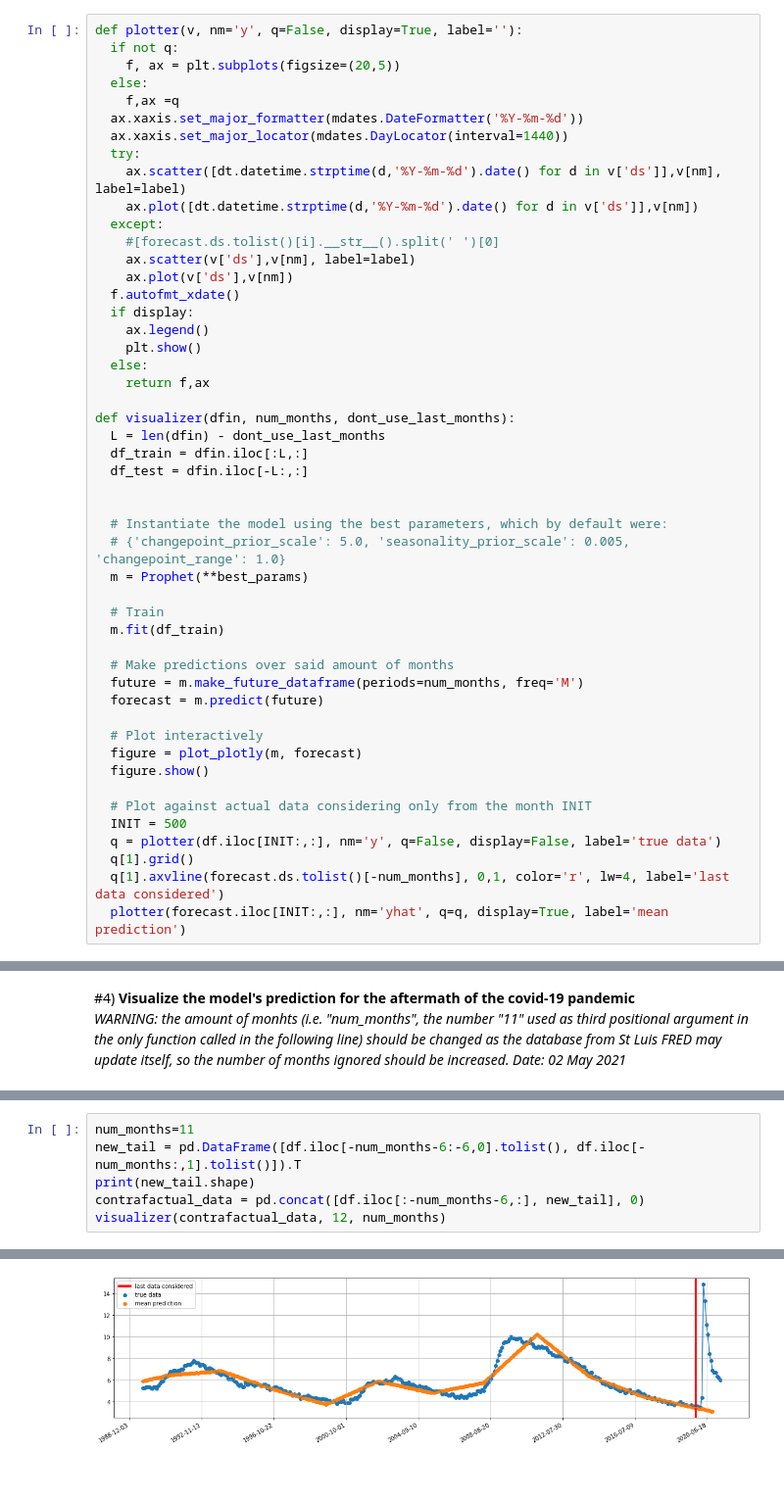
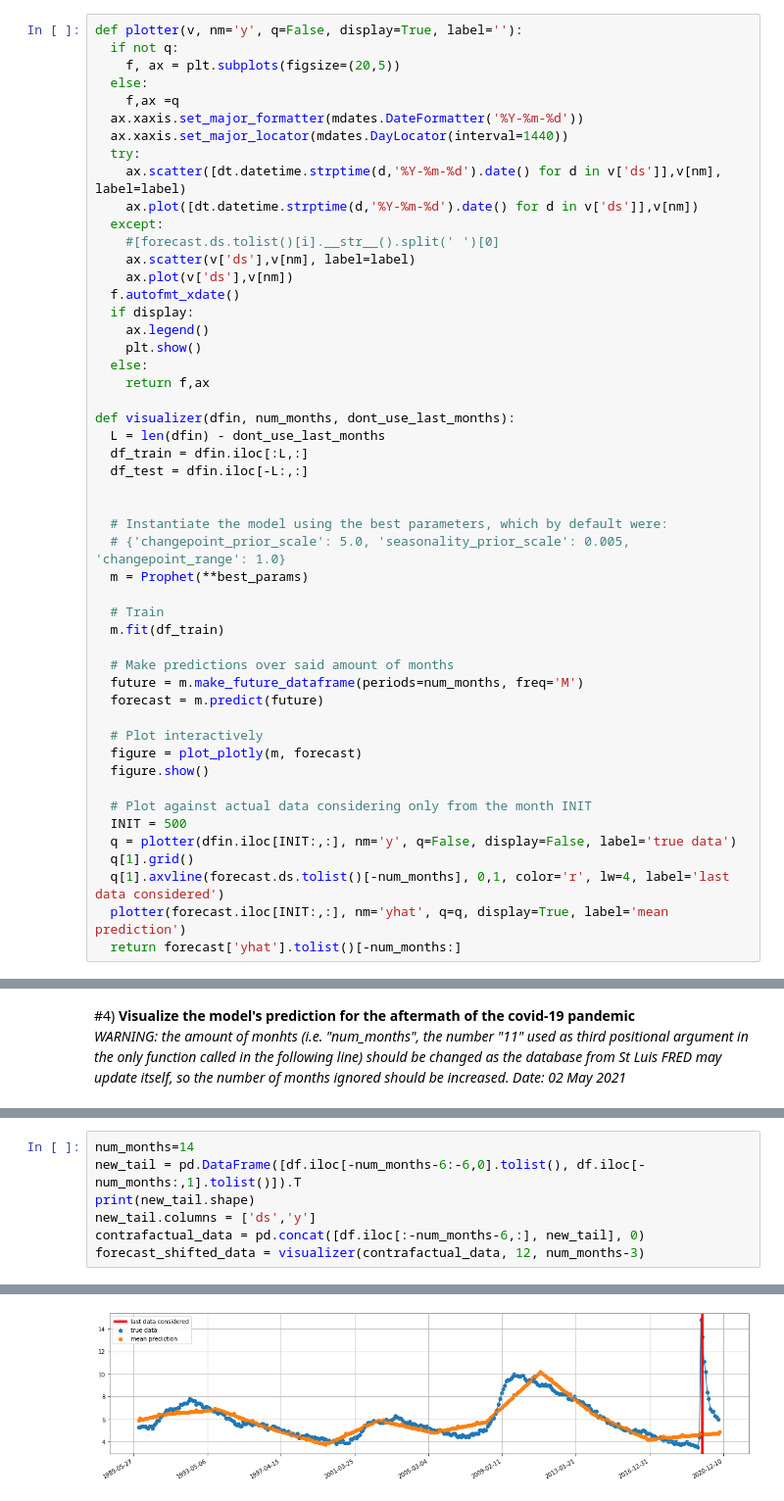
Before and after one commit to GastonMazzei/data-science-usa-unemployment, a Jupyter notebook: contrafactual-covid19-seasonal-shift/Unemployment_tratment_with_prophetAI.ipynb, the cells around one changed output, grey strips where cells are left out. Shown: that part at 98% size. Saved outputs shown, nothing was run; the diff lists cells and outputs as text; blank space fills up the shorter version.

```diff
--- a/contrafactual-covid19-seasonal-shift/Unemployment_tratment_with_prophetAI.ipynb
+++ b/contrafactual-covid19-seasonal-shift/Unemployment_tratment_with_prophetAI.ipynb
@@ -101,10 +119,11 @@ def visualizer(dfin, num_months, dont_use_last_months):
 
   # Plot against actual data considering only from the month INIT
   INIT = 500
-  q = plotter(df.iloc[INIT:,:], nm='y', q=False, display=False, label='true data')
+  q = plotter(dfin.iloc[INIT:,:], nm='y', q=False, display=False, label='true data')
   q[1].grid()
   q[1].axvline(forecast.ds.tolist()[-num_months], 0,1, color='r', lw=4, label='last data considered')
   plotter(forecast.iloc[INIT:,:], nm='yhat', q=q, display=True, label='mean prediction')
+  return forecast['yhat'].tolist()[-num_months:]
 # %% [markdown]
 #2) <b>Optimization of Hiper-parameters:</b> <br><i>looking for the set that minimizes RMSE of 1-year monthly predictions</i>
 # %%
@@ -214,10 +233,11 @@ INFO:prophet:Disabling daily seasonality. Run prophet with daily_seasonality=Tru
 <br><i>WARNING: the amount of monhts (i.e. "num_months", the number "11" used as third positional argument in the only function called in the following line) should be changed as the database from St Luis FRED may update itself, so the number of months ignored should be increased. Date: 02 May 2021</i>
 # %%
-num_months=11
+num_months=14
 new_tail = pd.DataFrame([df.iloc[-num_months-6:-6,0].tolist(), df.iloc[-num_months:,1].tolist()]).T
 print(new_tail.shape)
+new_tail.columns = ['ds','y']
 contrafactual_data = pd.concat([df.iloc[:-num_months-6,:], new_tail], 0)
-visualizer(contrafactual_data, 12, num_months)
+forecast_shifted_data = visualizer(contrafactual_data, 12, num_months-3)
 # %% [output]
 INFO:prophet:Disabling weekly seasonality. Run prophet with weekly_seasonality=True to override this.
 INFO:prophet:Disabling daily seasonality. Run prophet with daily_seasonality=True to override this.
@@ -225,2 +245,2 @@ INFO:prophet:Disabling daily seasonality. Run prophet with daily_seasonality=Tru
 [interactive output not drawn]
-[figure, old version]
+[figure, new version]
```
Also changed, not shown: parts of 6 cells of this notebook.
